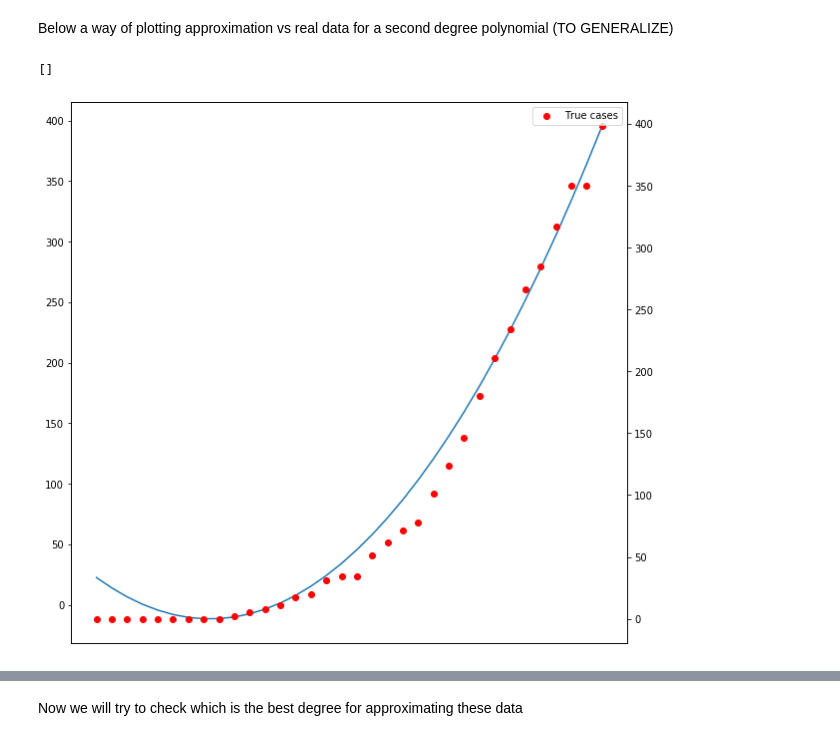
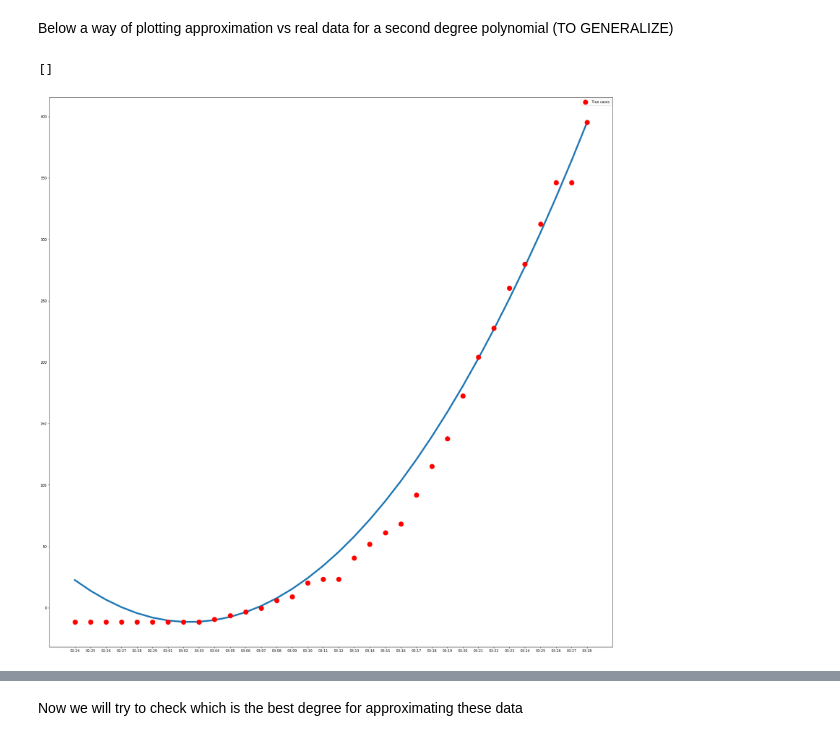
Before and after one commit to simonegiancola09/covid-19-Analysis, a Jupyter notebook: Covid.ipynb, the cells around one changed output, grey strips where cells are left out. Drawn from its saved outputs; the diff is of its cells as text; code cells hidden in the pictures.

```diff
--- a/Covid.ipynb
+++ b/Covid.ipynb
@@ -474,21 +458,41 @@ plot_df(pisa,'day','totale_casi')
 # %% [markdown]
 Below a way of plotting approximation vs real data for a second degree polynomial (TO GENERALIZE)
 # %%
-fig=plt.figure(figsize=(10,10))
+pisa=get_provincia('Pisa',province)
+plot_df(pisa,'day','totale_casi')
+p=PolynomialFeatures(degree=2,include_bias=False)
+y=pisa['totale_casi']
+X=np.arange(0,len(y)).reshape(-1,1)
+X_pol=p.fit_transform(X)
+lr=LinearRegression()
+lr.fit(X_pol,y)
+fig=plt.figure(figsize=(30,30))
 ax1=fig.add_subplot(111)
 ax2=ax1.twinx()
-ax2.scatter(pisa['day'],pisa['totale_casi'],c='r',label='True cases')
-x=np.arange(0,n_obs)
-fun=lr.coef_[0]*x+lr.coef_[1]*x**2+lr.intercept_
-ax1.plot(x,fun,label='approximation')
+ax2.scatter(pisa['day'],pisa['totale_casi'],c='r',label='True cases',s=200)
+#x=np.arange(0,n_obs)
+#fun=lr.coef_[0]*x+lr.coef_[1]*x**2+lr.intercept_
+ax1.plot(lr.predict(X_pol),label='approximation',linewidth=5)
 plt.legend(loc='best')
-ax2.set_xticks([]) #senno veniva un casino
+ax2.set_yticks([])
+#ax2.set_xticks([])
+
+
+##problems###
+#mettere a posto legenda fa cagare
+
+
+
+##problems##
+#i dati vanno standardizzati, non credo l'object lo fccia da solo
+#o magari si
+
 
 
 ##problemi##
 #perchè non esce il label di approximation ma il plot si? diocane
 #dobbiamo generalizzare sennò è un casino rifare il plot per un grado 10 hahahhaha
 #confido nelle tue capacità di indexing
 # %% [output]
 []
-[figure, old version]
+[figure, new version]
```
Also changed, not shown: parts of 26 cells of this notebook.
